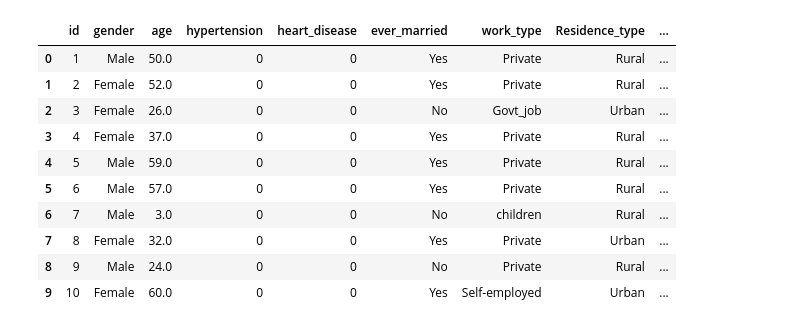
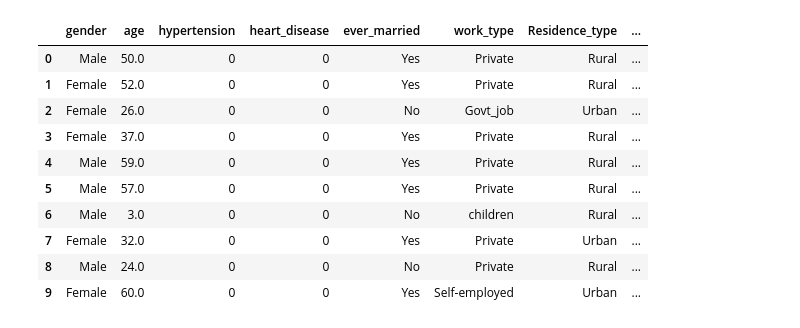
Before and after one commit to nat1124/Stroke-Classification, a Jupyter notebook: solution.ipynb, the cells around one changed output. Saved outputs shown, nothing was run; the diff lists cells and outputs as text; code cells hidden in the pictures.

```diff
--- a/solution.ipynb
+++ b/solution.ipynb
@@ -7,17 +14,19 @@ from sklearn.metrics import accuracy_score, f1_score, roc_auc_score
 # %%
 train = pd.read_csv('Data/train.csv')
 test = pd.read_csv('Data/test.csv')
-# train['smoking_status'].value_counts()
+test_id = test['id']
+train = train.drop(columns=['id'])
+test = test.drop(columns=['id'])
 train.head(10)
 # %% [output]
-|  | id | gender | age | hypertension | heart_disease | ever_married | work_type | Residence_type | ... |
-| 0 | 1 | Male | 50.0 | 0 | 0 | Yes | Private | Rural | ... |
-| 1 | 2 | Female | 52.0 | 0 | 0 | Yes | Private | Rural | ... |
-| 2 | 3 | Female | 26.0 | 0 | 0 | No | Govt_job | Urban | ... |
-| 3 | 4 | Female | 37.0 | 0 | 0 | Yes | Private | Rural | ... |
-| 4 | 5 | Male | 59.0 | 0 | 0 | Yes | Private | Rural | ... |
-| 5 | 6 | Male | 57.0 | 0 | 0 | Yes | Private | Rural | ... |
-| 6 | 7 | Male | 3.0 | 0 | 0 | No | children | Rural | ... |
-| 7 | 8 | Female | 32.0 | 0 | 0 | Yes | Private | Urban | ... |
-| 8 | 9 | Male | 24.0 | 0 | 0 | No | Private | Rural | ... |
-| 9 | 10 | Female | 60.0 | 0 | 0 | Yes | Self-employed | Urban | ... |
+|  | gender | age | hypertension | heart_disease | ever_married | work_type | Residence_type | ... |
+| 0 | Male | 50.0 | 0 | 0 | Yes | Private | Rural | ... |
+| 1 | Female | 52.0 | 0 | 0 | Yes | Private | Rural | ... |
+| 2 | Female | 26.0 | 0 | 0 | No | Govt_job | Urban | ... |
+| 3 | Female | 37.0 | 0 | 0 | Yes | Private | Rural | ... |
+| 4 | Male | 59.0 | 0 | 0 | Yes | Private | Rural | ... |
+| 5 | Male | 57.0 | 0 | 0 | Yes | Private | Rural | ... |
+| 6 | Male | 3.0 | 0 | 0 | No | children | Rural | ... |
+| 7 | Female | 32.0 | 0 | 0 | Yes | Private | Urban | ... |
+| 8 | Male | 24.0 | 0 | 0 | No | Private | Rural | ... |
+| 9 | Female | 60.0 | 0 | 0 | Yes | Self-employed | Urban | ... |
```
Also changed, not shown: parts of 41 cells of this notebook.
